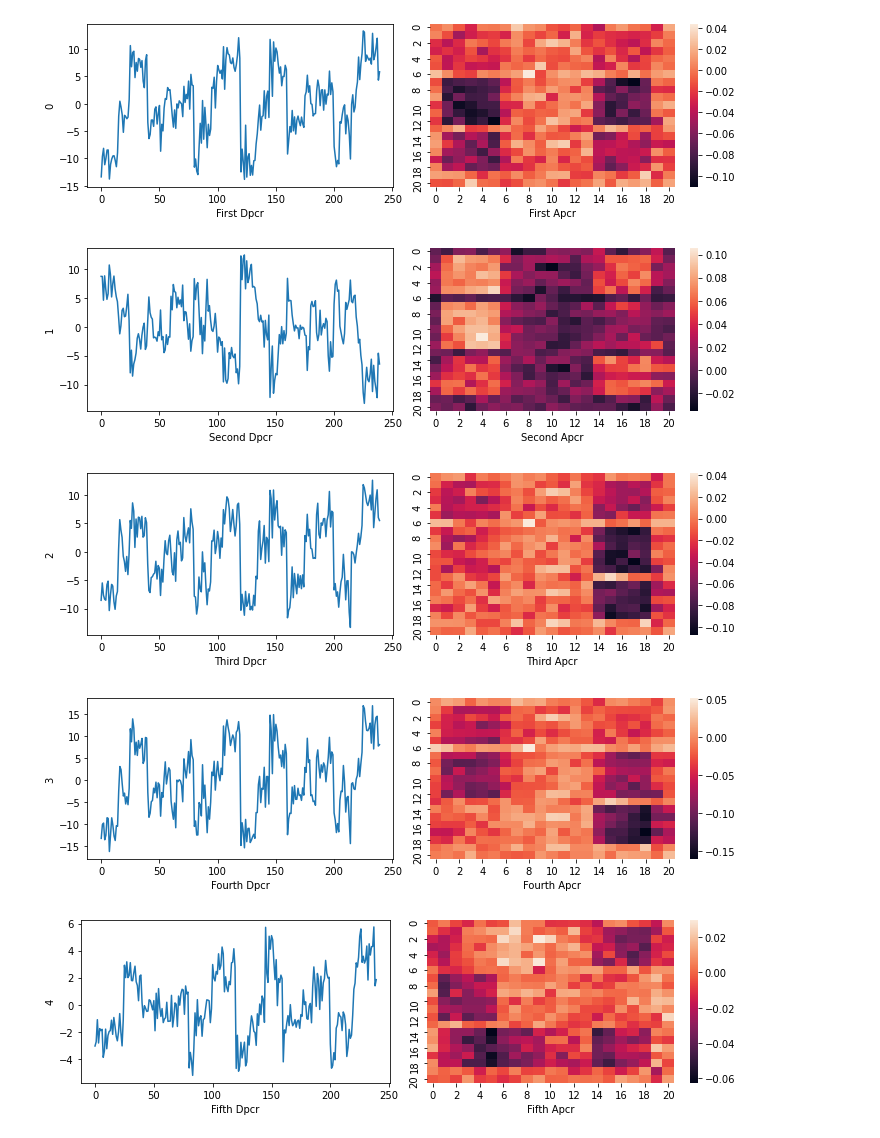
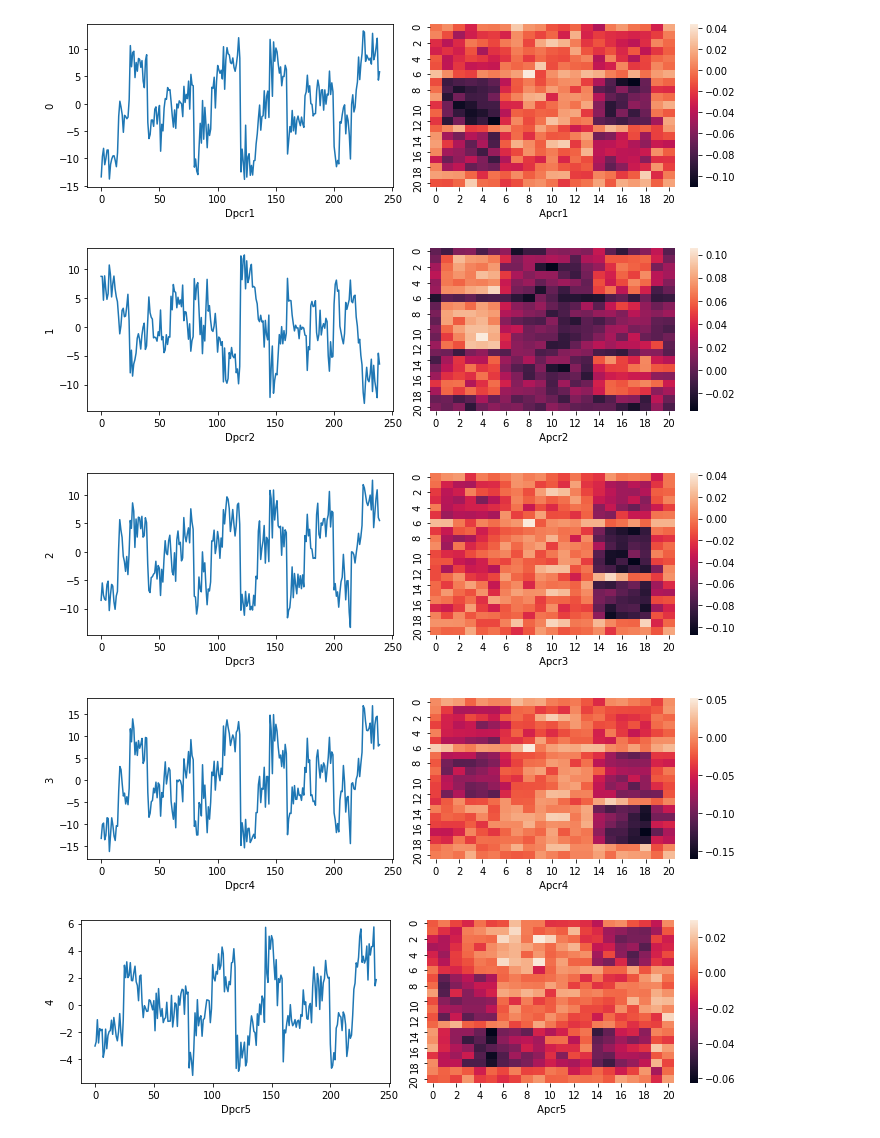
Before and after one commit to HesterLim/Applied-Data-Science-2021-Semester-2-Assignment-1, a Jupyter notebook: Q2.5-Python.ipynb, the cells around one changed output. Cells and saved outputs as stored; diff of their text form; code cells hidden in the pictures.

Commit message:
added labels to plots

```diff
--- a/Q2.5-Python.ipynb
+++ b/Q2.5-Python.ipynb
@@ -32,16 +31,16 @@ for row in range(NUM_SOURCE):
 # %%
 for i in range(NUM_SOURCE):
     fig, axes = plt.subplots(1, 2, figsize=(10,3))
     ax1 = sns.lineplot(data= Dpcr[str(i)], ax = axes[0])
-    ax1.set(xlabel=LABEL[i]+' Dpcr')
+    ax1.set(xlabel= 'Dpcr' + str(i+1))
     ax2 =sns.heatmap(data = A_pcr[i], ax = axes[1])
-    ax2.set(xlabel=LABEL[i]+' Apcr')
-    #plt.savefig('../MAST30034-Assignment1/plots/Q2_5-' + str(i+1) + '.png')
+    ax2.set(xlabel=' Apcr' + str(i+1))
+    plt.savefig('plots/Q2-5_' + str(i+1) + '.png')
     plt.tight_layout()
     plt.show()
 # %% [output]
-[figure, old version]
+[figure, new version]
-[figure, old version]
+[figure, new version]
-[figure, old version]
+[figure, new version]
-[figure, old version]
+[figure, new version]
-[figure, old version]
+[figure, new version]
```
Also changed, not shown: parts of 2 cells of this notebook, 9 other files.
